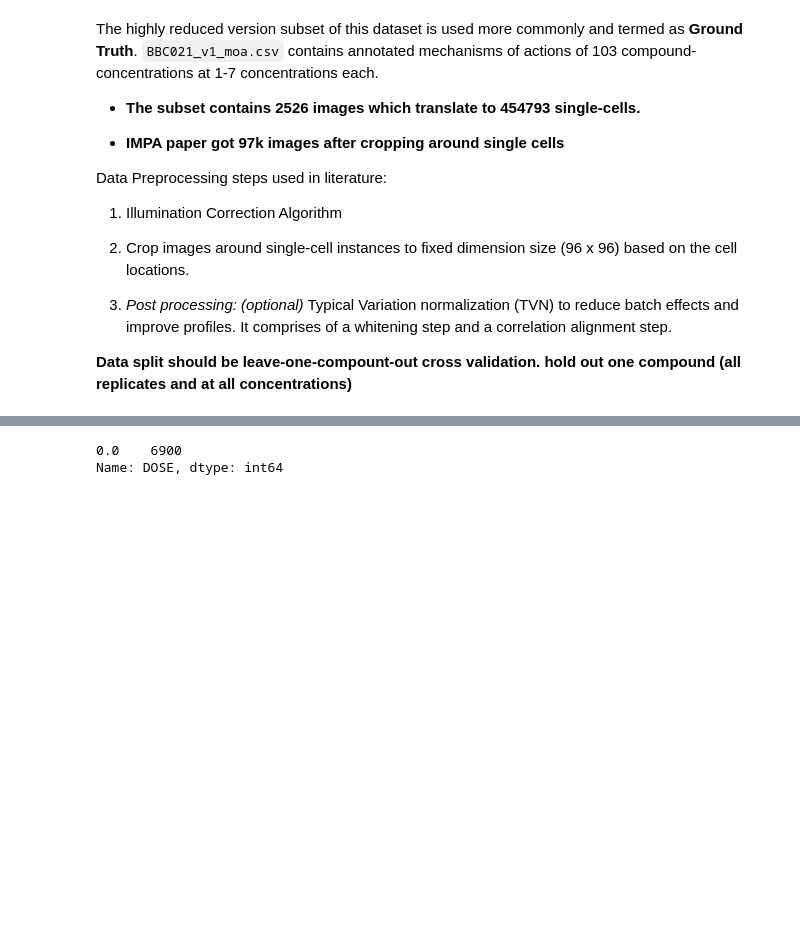
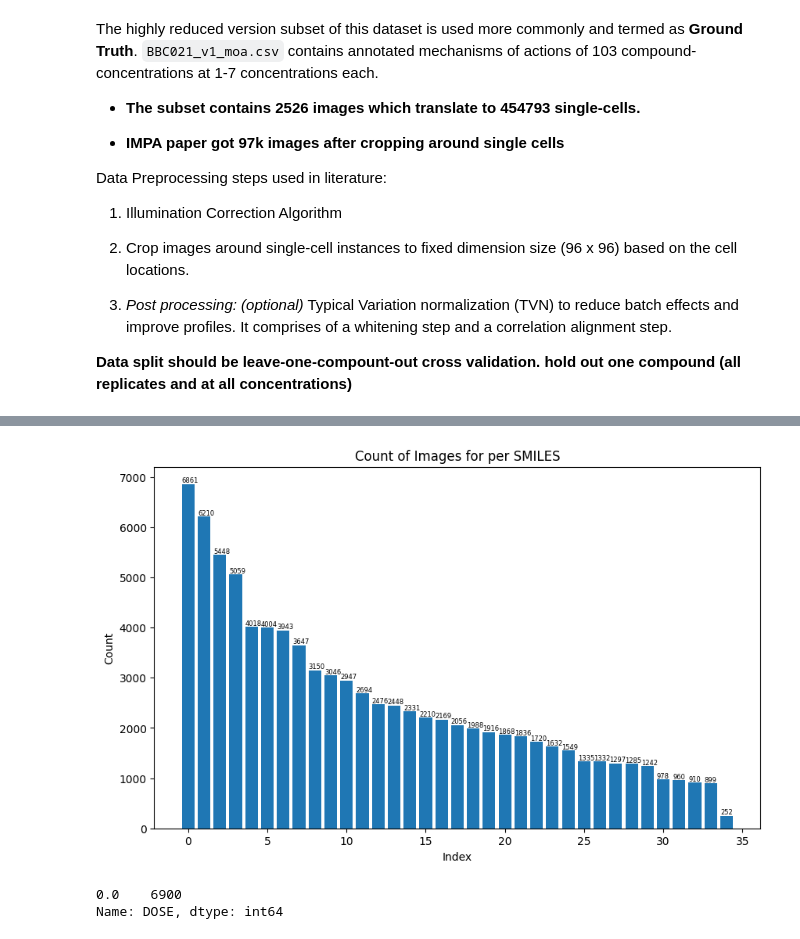
Before and after one commit to rahul-ohlan/ai_project, a Jupyter notebook: data_bbbc021.ipynb, the cells around one changed output, grey strips where cells are left out. Cells and saved outputs as stored; diff of their text form; code cells hidden in the pictures; blank space fills up the shorter version.

```diff
--- a/data_bbbc021.ipynb
+++ b/data_bbbc021.ipynb
@@ -46,6 +48,27 @@ meta_data.head()
 | 2 | 2 | 2 | Week1_22123_1_11_6.0 | Week1_22123 | 1 | 11 | 6.0 | cytochalasin B | ... |
 | 3 | 3 | 3 | Week1_22123_1_11_7.0 | Week1_22123 | 1 | 11 | 7.0 | cytochalasin B | ... |
 | 4 | 4 | 4 | Week1_22123_1_11_8.0 | Week1_22123 | 1 | 11 | 8.0 | cytochalasin B | ... |
+# %%
+train_meta_data = meta_data.loc[meta_data["SPLIT"] == "train"]
+test_meta_data = meta_data.loc[meta_data["SPLIT"] == "test"]
+# %%
+grouped_data = train_meta_data.groupby(by='SMILES')['SAMPLE_KEY'].size().sort_values(ascending=False).reset_index(name='count')
+
+# Plotting the bar chart
+plt.figure(figsize=(10, 6))
+bars = plt.bar(grouped_data.index, grouped_data['count'])
+plt.xlabel('Index')
+plt.ylabel('Count')
+plt.title('Count of Images for per SMILES')
+
+# Adding values on top of bars
+for bar in bars:
+    yval = bar.get_height()
+    plt.text(bar.get_x(), yval, int(yval), va='bottom', fontsize=6)  # va: vertical alignment
+
+plt.show()
+# %% [output]
+[figure, added]
 # %%
 meta_data.loc[meta_data.CPD_NAME=='DMSO']['DOSE'].value_counts()
 # %% [output]
```
Also changed, not shown: parts of 3 cells of this notebook, 22 other files.
